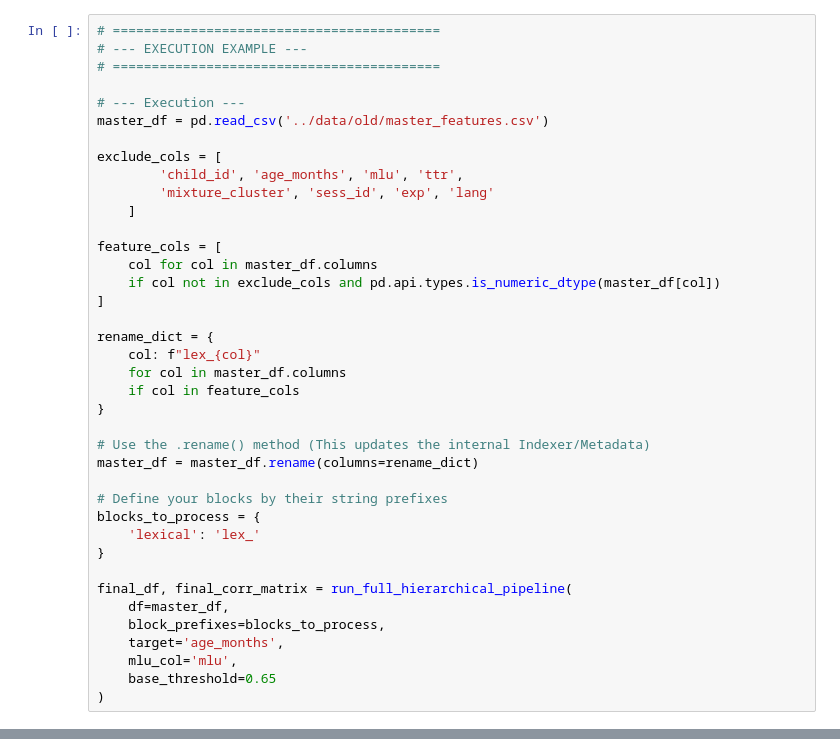
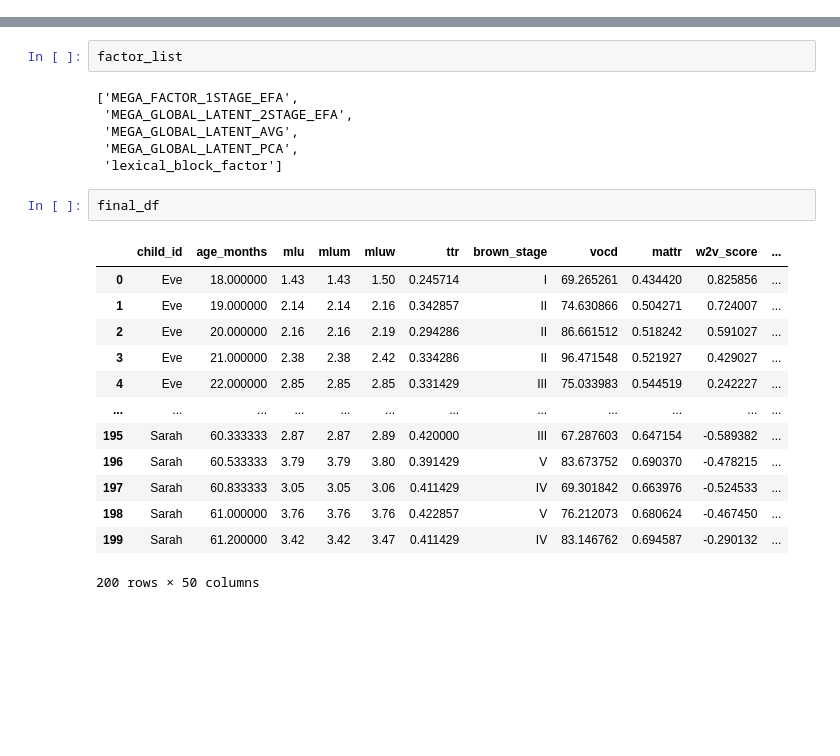
Before and after one commit to tizianschenk/developmental-patterns-child-speech, a Jupyter notebook: notebooks/06_latent_feature_engineering.ipynb, the cells around one changed output, grey strips where cells are left out. Drawn from its saved outputs; the diff is of its cells as text; blank space fills up the shorter version.

Commit message:
minor edits, initial results with full lexical, playing around with metrics

```diff
--- a/notebooks/06_latent_feature_engineering.ipynb
+++ b/notebooks/06_latent_feature_engineering.ipynb
@@ -268,39 +337,0 @@ def run_full_hierarchical_pipeline(
-# %%
-# ==========================================
-# --- EXECUTION EXAMPLE ---
-# ==========================================
-
-# --- Execution ---
-master_df = pd.read_csv('../data/old/master_features.csv')
-
-exclude_cols = [
-        'child_id', 'age_months', 'mlu', 'ttr',
-        'mixture_cluster', 'sess_id', 'exp', 'lang'
-    ]
-
-feature_cols = [
-    col for col in master_df.columns
-    if col not in exclude_cols and pd.api.types.is_numeric_dtype(master_df[col])
-]
-
-rename_dict = {
-    col: f"lex_{col}"
-    for col in master_df.columns
-    if col in feature_cols
-}
-
-# Use the .rename() method (This updates the internal Indexer/Metadata)
-master_df = master_df.rename(columns=rename_dict)
-
-# Define your blocks by their string prefixes
-blocks_to_process = {
-    'lexical': 'lex_'
-}
-
-final_df, final_corr_matrix = run_full_hierarchical_pipeline(
-    df=master_df,
-    block_prefixes=blocks_to_process,
-    target='age_months',
-    mlu_col='mlu',
-    base_threshold=0.65
-)
@@ -326,0 +338,24 @@ lexical_block_factor       0.660  0.850
+# %%
+factor_list
+# %% [output]
+['MEGA_FACTOR_1STAGE_EFA',
+ 'MEGA_GLOBAL_LATENT_2STAGE_EFA',
+ 'MEGA_GLOBAL_LATENT_AVG',
+ 'MEGA_GLOBAL_LATENT_PCA',
+ 'lexical_block_factor']
+# %%
+final_df
+# %% [output]
+|  | child_id | age_months | mlu | mlum | mluw | ttr | brown_stage | vocd | mattr | w2v_score | ... |
+| 0 | Eve | 18.000000 | 1.43 | 1.43 | 1.50 | 0.245714 | I | 69.265261 | 0.434420 | 0.825856 | ... |
+| 1 | Eve | 19.000000 | 2.14 | 2.14 | 2.16 | 0.342857 | II | 74.630866 | 0.504271 | 0.724007 | ... |
+| 2 | Eve | 20.000000 | 2.16 | 2.16 | 2.19 | 0.294286 | II | 86.661512 | 0.518242 | 0.591027 | ... |
+| 3 | Eve | 21.000000 | 2.38 | 2.38 | 2.42 | 0.334286 | II | 96.471548 | 0.521927 | 0.429027 | ... |
+| 4 | Eve | 22.000000 | 2.85 | 2.85 | 2.85 | 0.331429 | III | 75.033983 | 0.544519 | 0.242227 | ... |
+| ... | ... | ... | ... | ... | ... | ... | ... | ... | ... | ... | ... |
+| 195 | Sarah | 60.333333 | 2.87 | 2.87 | 2.89 | 0.420000 | III | 67.287603 | 0.647154 | -0.589382 | ... |
+| 196 | Sarah | 60.533333 | 3.79 | 3.79 | 3.80 | 0.391429 | V | 83.673752 | 0.690370 | -0.478215 | ... |
+| 197 | Sarah | 60.833333 | 3.05 | 3.05 | 3.06 | 0.411429 | IV | 69.301842 | 0.663976 | -0.524533 | ... |
+| 198 | Sarah | 61.000000 | 3.76 | 3.76 | 3.76 | 0.422857 | V | 76.212073 | 0.680624 | -0.467450 | ... |
+| 199 | Sarah | 61.200000 | 3.42 | 3.42 | 3.47 | 0.411429 | IV | 83.146762 | 0.694587 | -0.290132 | ... |
+200 rows × 50 columns
```
Also changed, not shown: parts of 5 cells of this notebook.
